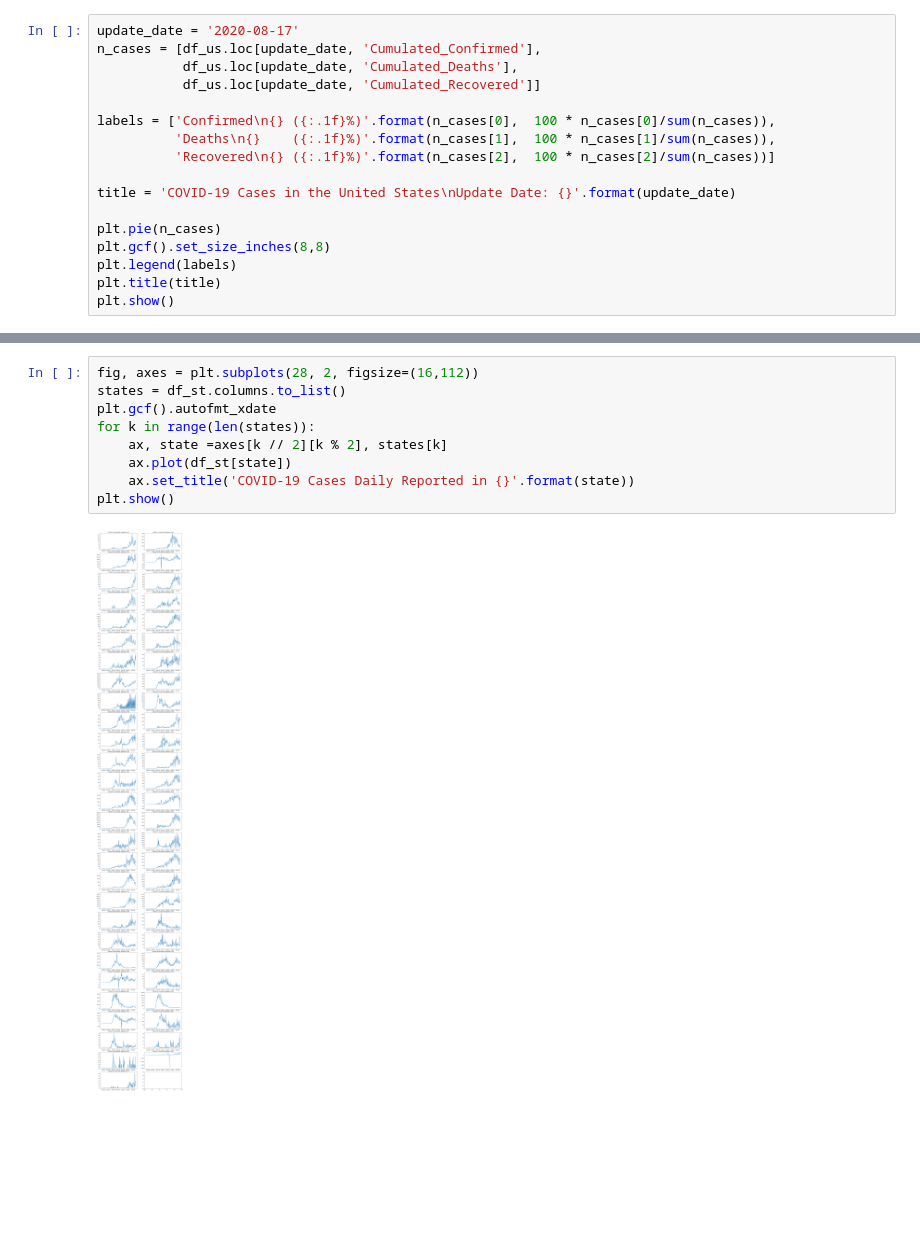
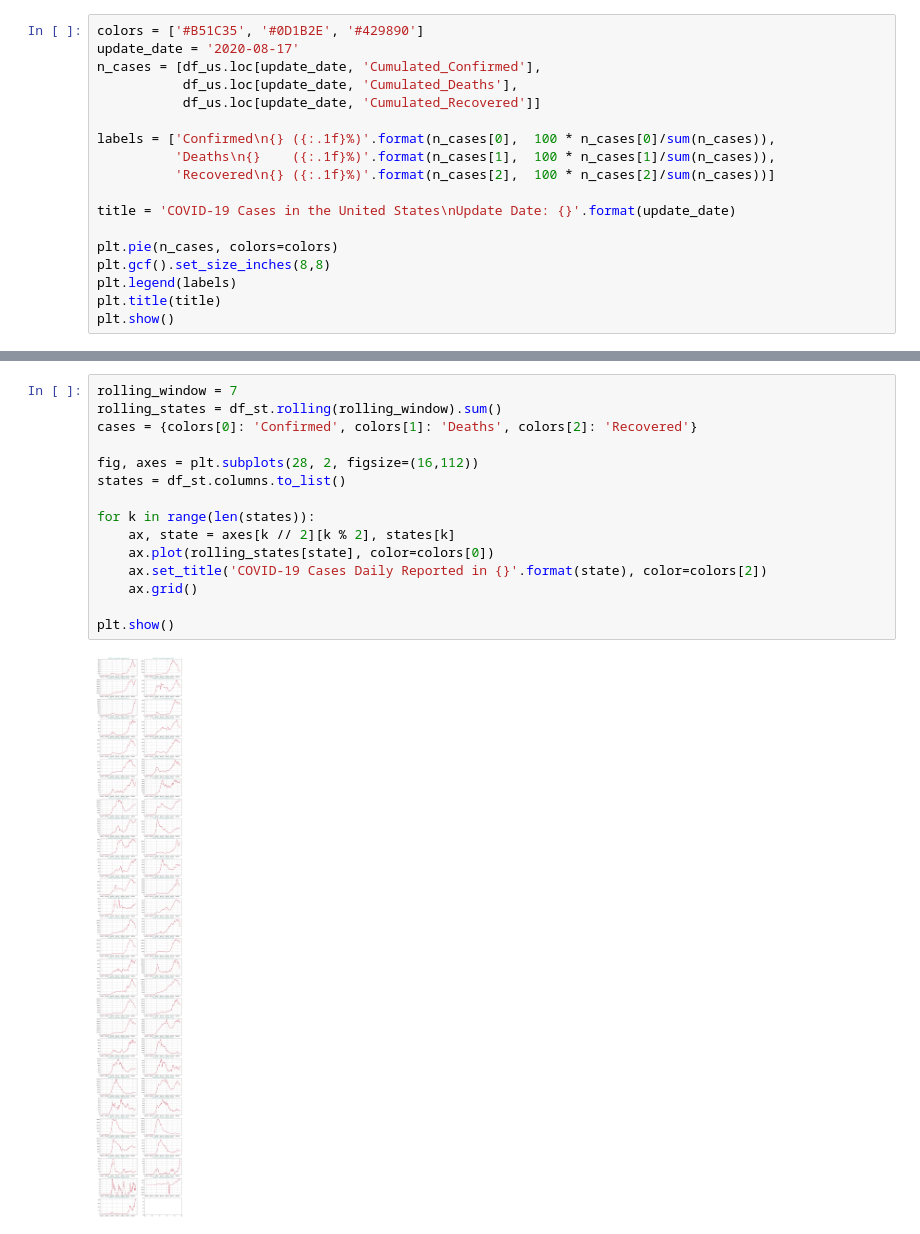
Before and after one commit to calldrj/COVID19.DataMining, a Jupyter notebook: COVID-19.Visualization.ipynb, the cells around one changed output, grey strips where cells are left out. Saved outputs shown, nothing was run; the diff lists cells and outputs as text; blank space fills up the shorter version.

```diff
--- a/COVID-19.Visualization.ipynb
+++ b/COVID-19.Visualization.ipynb
@@ -49,6 +50,7 @@ dtypes: int64(55)
 memory usage: 81.4 KB
 None
 # %%
+colors = ['#B51C35', '#0D1B2E', '#429890']
 update_date = '2020-08-17'
 n_cases = [df_us.loc[update_date, 'Cumulated_Confirmed'],
            df_us.loc[update_date, 'Cumulated_Deaths'],
@@ -60,7 +62,7 @@ labels = ['Confirmed\n{} ({:.1f}%)'.format(n_cases[0],  100 * n_cases[0]/sum(n_c
 
 title = 'COVID-19 Cases in the United States\nUpdate Date: {}'.format(update_date)
 
-plt.pie(n_cases)
+plt.pie(n_cases, colors=colors)
 plt.gcf().set_size_inches(8,8)
 plt.legend(labels)
 plt.title(title)
@@ -70,11 +72,17 @@ plt.show()
 # %%
+rolling_window = 7
+rolling_states = df_st.rolling(rolling_window).sum()
+cases = {colors[0]: 'Confirmed', colors[1]: 'Deaths', colors[2]: 'Recovered'}
+
 fig, axes = plt.subplots(28, 2, figsize=(16,112))
 states = df_st.columns.to_list()
-plt.gcf().autofmt_xdate
+
 for k in range(len(states)):
-    ax, state =axes[k // 2][k % 2], states[k]
-    ax.plot(df_st[state])
-    ax.set_title('COVID-19 Cases Daily Reported in {}'.format(state))
+    ax, state = axes[k // 2][k % 2], states[k]
+    ax.plot(rolling_states[state], color=colors[0])
+    ax.set_title('COVID-19 Cases Daily Reported in {}'.format(state), color=colors[2])
+    ax.grid()
+
 plt.show()
 # %% [output]
-[figure, old version]
+[figure, new version]
```
Also changed, not shown: parts of 4 cells of this notebook.
